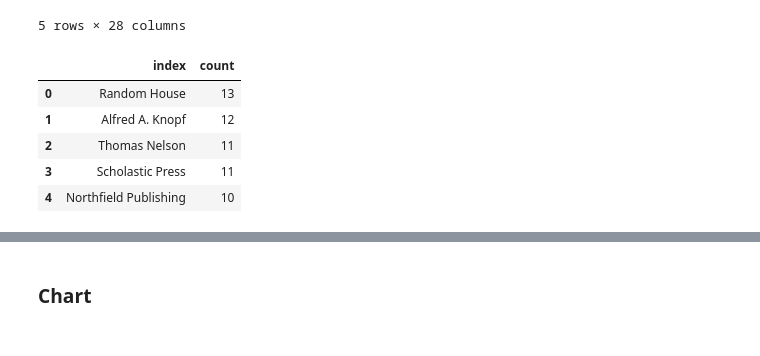
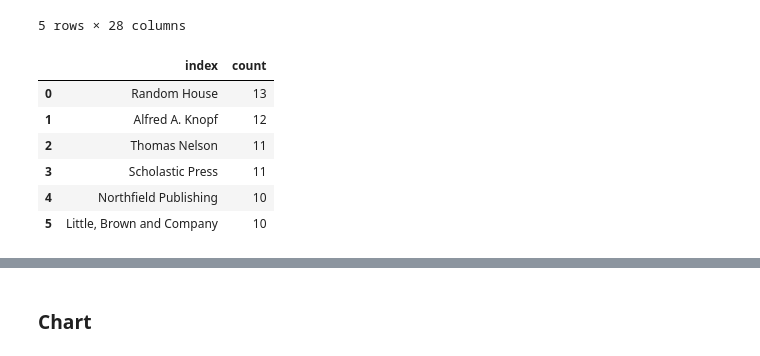
Before and after one commit to nhantien/DSCI-320-Group-Project, a Jupyter notebook: notebook/Milestone 2.ipynb, the cells around one changed output, grey strips where cells are left out. Drawn from its saved outputs; the diff is of its cells as text; code cells hidden in the pictures.

```diff
--- a/notebook/Milestone 2.ipynb
+++ b/notebook/Milestone 2.ipynb
@@ -152,16 +152,17 @@ books_genres_top10.head()
 | 1 | A Dance with Dragons (A Song of I... | George R. R. Martin | 4.4 | 12643 | 11 | 2011-01-01 | Fiction | ... |
 5 rows × 28 columns
 # %%
-books_genres_top5pub = books_genres["goodreads_publisher"].value_counts()[0:5].rename("count").reset_index()
+books_genres_top5pub = books_genres["goodreads_publisher"].value_counts()[0:6].rename("count").reset_index()
 sorted_pubs = books_genres_top5pub["index"].tolist()
 books_genres_top5pub
 # %% [output]
 |  | index | count |
 | 0 | Random House | 13 |
 | 1 | Alfred A. Knopf | 12 |
 | 2 | Thomas Nelson | 11 |
 | 3 | Scholastic Press | 11 |
 | 4 | Northfield Publishing | 10 |
+| 5 | Little, Brown and Company | 10 |
 # %%
 books_genres_publishers = books_genres_top5pub.merge(right=books_genres_top10, left_on="index",
                                                      right_on="goodreads_publisher", how="left")
```
Also changed, not shown: parts of 2 cells of this notebook.
